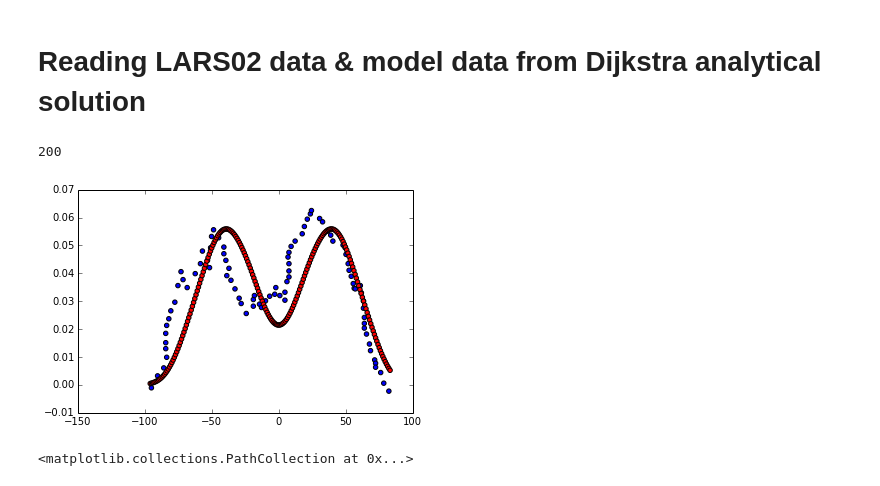
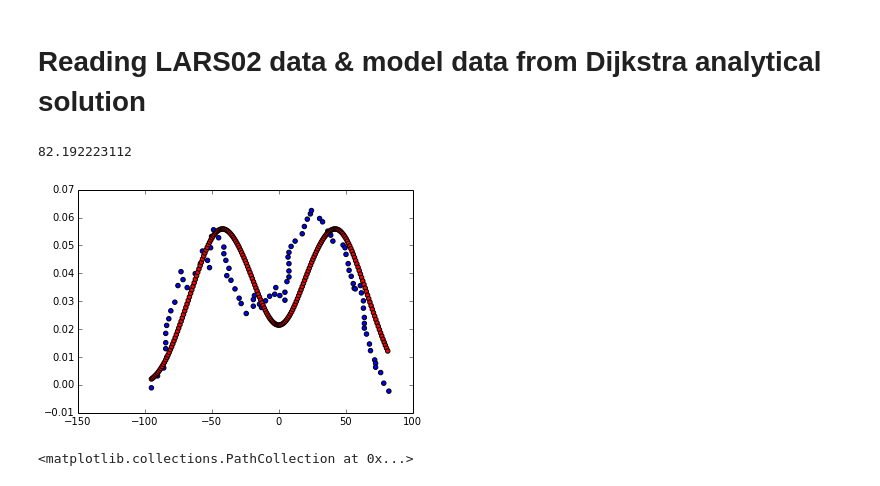
Before and after one commit to jngaravitoc/Lya-MCMC, a Jupyter notebook: code/MCMC_fit.ipynb, the cells around one changed output. Saved outputs shown, nothing was run; the diff lists cells and outputs as text; code cells hidden in the pictures.

```diff
--- a/code/MCMC_fit.ipynb
+++ b/code/MCMC_fit.ipynb
@@ -8,20 +10,20 @@ Populating the interactive namespace from numpy and matplotlib
 # %%
 LARS = np.loadtxt("../data/LARS2.txt")
 x = LARS[:-17,0]
 y_0 = LARS[:-17,1]/1.1E2
 z = 0.029836
 c =  299792.458
 x_0 = x - c*z
 model = np.loadtxt("model.dat")
-x_t = model[:,0]*12
+x_t = model[:,0]*12.85
 y_t = model[:,1]
 
 scatter(x_0, y_0)
 scatter(x_t, y_t, c='r')
-print len(x_t)
+print max(x_0)
 # %% [output]
-200
+82.192223112
-[figure, old version]
+[figure, new version]
 # %%
 f = interp1d(x_0, y_0, kind="linear")
 x_new = linspace(-95, 82, 200)
```
Also changed, not shown: parts of 2 cells of this notebook.
